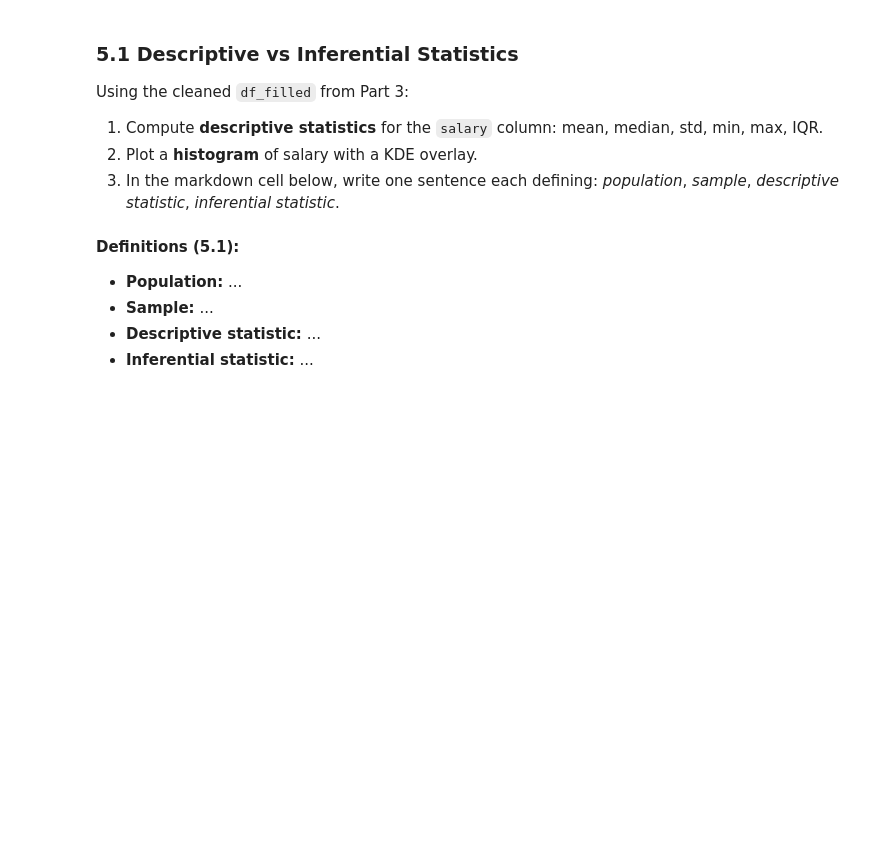
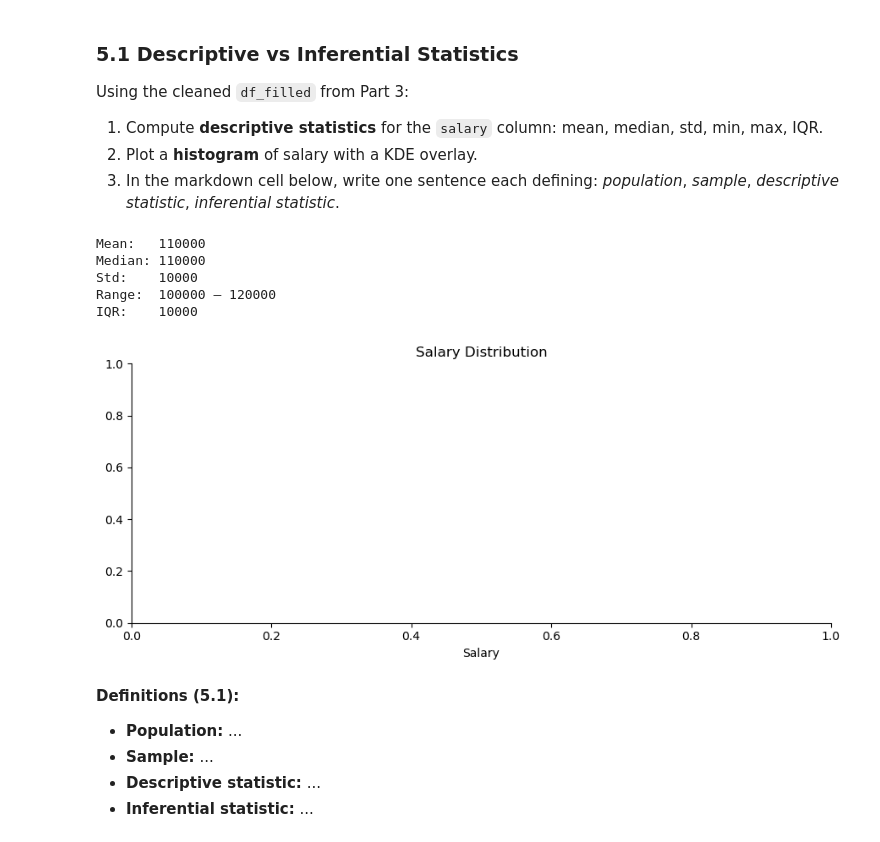
Before and after one commit to Venkateshgoud18/week1_assignment, a Jupyter notebook: week1_assignment.ipynb, the cells around one changed output. Drawn from its saved outputs; the diff is of its cells as text; code cells hidden in the pictures; blank space fills up the shorter version.

```diff
--- a/week1_assignment.ipynb
+++ b/week1_assignment.ipynb
@@ -508,24 +557,33 @@ Using the cleaned `df_filled` from Part 3:
 # %%
 salary = df_filled['salary']
 
-mean_s   = None  # YOUR CODE HERE
-median_s = None  # YOUR CODE HERE
-std_s    = None  # YOUR CODE HERE
-min_s    = None  # YOUR CODE HERE
-max_s    = None  # YOUR CODE HERE
-iqr_s    = None  # YOUR CODE HERE — use np.percentile
+mean_s   = salary.mean()  # YOUR CODE HERE
+median_s = salary.median()  # YOUR CODE HERE
+std_s    = salary.std()  # YOUR CODE HERE
+min_s    = salary.min()  # YOUR CODE HERE
+max_s    = salary.max()
+q1=np.percentile(salary,25)
+q3=np.percentile(salary,75)  # YOUR CODE HERE
+iqr_s    = q3-q1 # YOUR CODE HERE — use np.percentile
 
 print(f"Mean:   {mean_s:.0f}")
 print(f"Median: {median_s:.0f}")
 print(f"Std:    {std_s:.0f}")
 print(f"Range:  {min_s:.0f} – {max_s:.0f}")
 print(f"IQR:    {iqr_s:.0f}")
 
 # Histogram + KDE
 fig, ax = plt.subplots()
 # YOUR CODE HERE
 ax.set_xlabel('Salary'); ax.set_title('Salary Distribution')
 plt.tight_layout(); plt.show()
+# %% [output]
+Mean:   110000
+Median: 110000
+Std:    10000
+Range:  100000 – 120000
+IQR:    10000
+[figure, added]
 # %% [markdown]
 **Definitions (5.1):**
 
```
Also changed, not shown: parts of 12 cells of this notebook.
